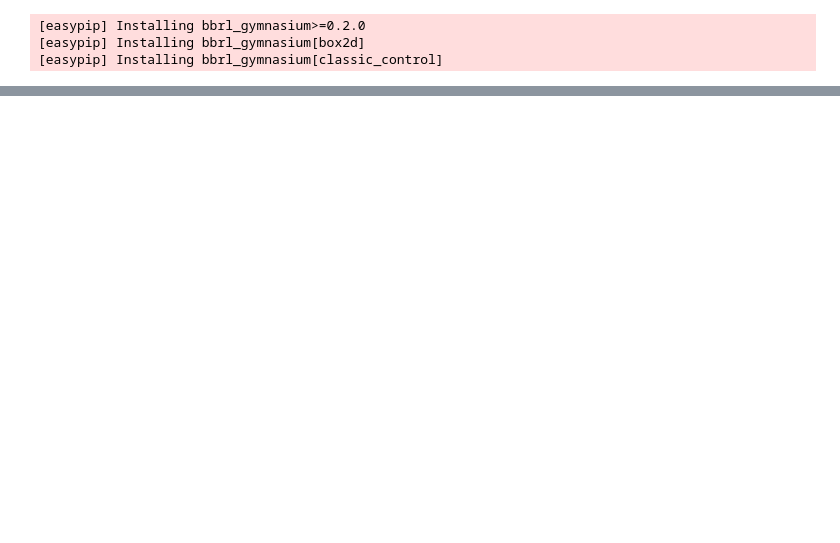
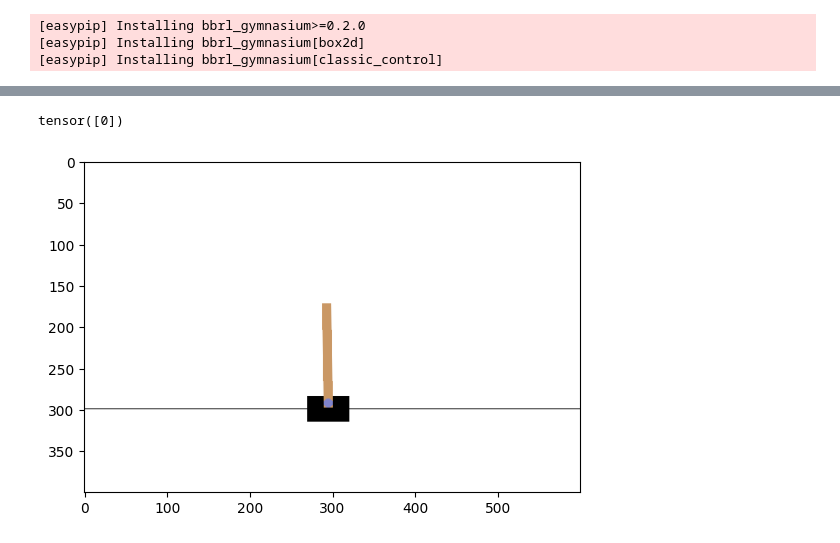
Before and after one commit to TitouanUniLu/PLDAC, a Jupyter notebook: src/main.ipynb, the cells around one changed output, grey strips where cells are left out. Cells and saved outputs as stored; diff of their text form; code cells hidden in the pictures; blank space fills up the shorter version.

```diff
--- a/src/main.ipynb
+++ b/src/main.ipynb
@@ -557,0 +256,14 @@ Moviepy - video ready D:\SORBONNE S2\PLDAC_BBRL\src\videos\dqn-full.mp4
+# %%
+# Sets the next action
+action = torch.randint(0, action_dim, (nb_env, ))
+workspace.set("action", 0, action)
+print(action)
+env_agent(workspace, t=1)
+
+# And perform one step
+workspace.get("env/env_obs", 0)
+
+im = render(env_agent=env_agent)
+# %% [output]
+tensor([0])
+[figure, added]
```
Also changed, not shown: parts of 27 cells of this notebook, 1 other file.
